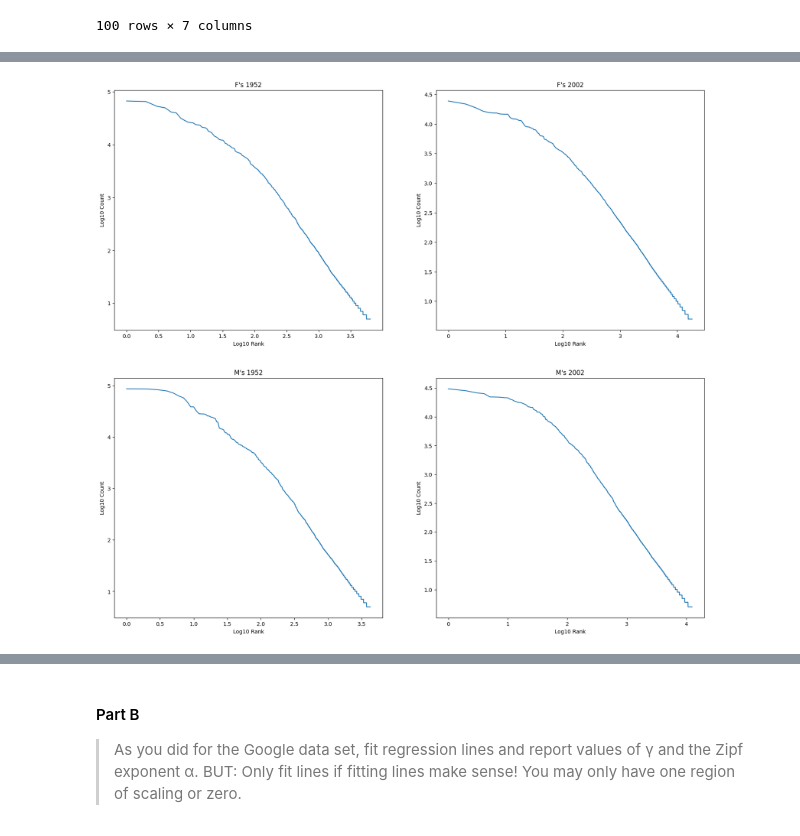
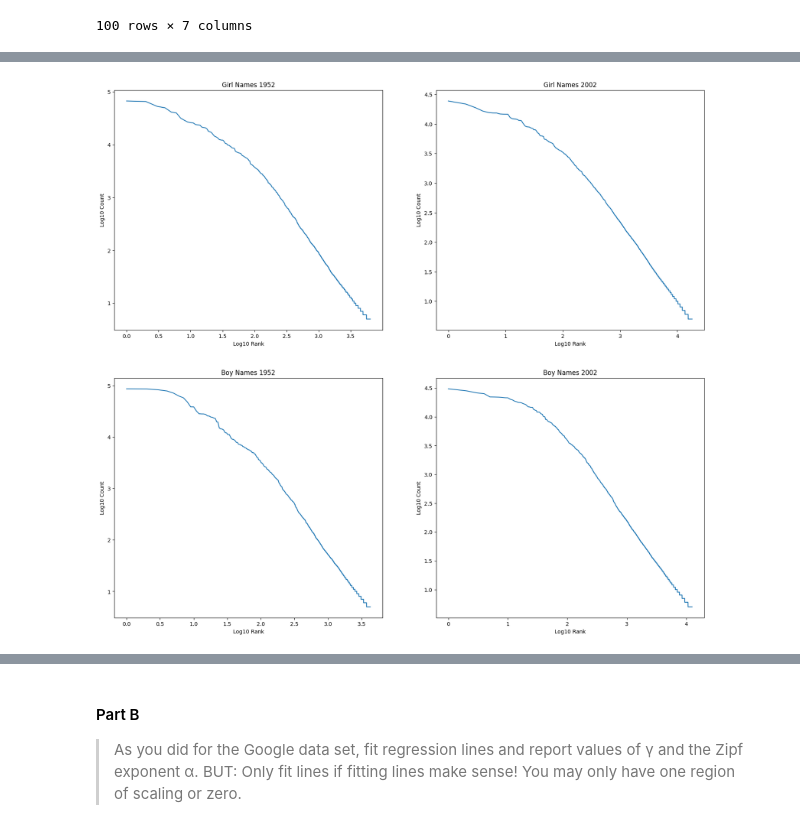
Before and after one commit to alpha-tango/pratchett-scratch, a Jupyter notebook: Assignment4/Assignment4.ipynb, the cells around one changed output, grey strips where cells are left out. Cells and saved outputs as stored; diff of their text form; code cells hidden in the pictures.

```diff
--- a/Assignment4/Assignment4.ipynb
+++ b/Assignment4/Assignment4.ipynb
@@ -234,23 +405,3 @@ names.tail(100)
 | 12480 | Zylan | M | 5 | 2002 | 12481.0 | 4.096249 | 0.69897 |
 | 12481 | Zyonn | M | 5 | 2002 | 12482.0 | 4.096284 | 0.69897 |
 100 rows × 7 columns
-# %%
-genders = ['F', 'M']
-years = ['1952', '2002']
-
-
-fig, ax = plt.subplots(len(genders), len(years), figsize=(20,18))
-
-for i, gender in enumerate(genders):
-    for j, year in enumerate(years):
-        # get data
-        x = names[(names['year'] == year) & (names['gender'] == gender)]['rank']
-        y = names[(names['year'] == year) & (names['gender'] == gender)]['count']
-
-        # set axis titles
-        ax[i,j].set_xlabel('Rank')
-        ax[i,j].set_ylabel('Count')
-        ax[i,j].title.set_text(gender + "'s " + year)
-
-        # plot
-        ax[i,j].plot(x, y)
@@ -259,25 +408,26 @@ for i, gender in enumerate(genders):
 # %%
 genders = ['F', 'M']
 years = ['1952', '2002']
 
 
 fig, ax = plt.subplots(len(genders), len(years), figsize=(20,18))
 
 for i, gender in enumerate(genders):
     for j, year in enumerate(years):
         # get data
         x = names[(names['year'] == year) & (names['gender'] == gender)]['log10_rank']
         y = names[(names['year'] == year) & (names['gender'] == gender)]['log10_count']
 
         # set axis titles
         ax[i,j].set_xlabel('Log10 Rank')
         ax[i,j].set_ylabel('Log10 Count')
-        ax[i,j].title.set_text(gender + "'s " + year)
+        readable_gender = "Girl" if gender == "F" else "Boy"
+        ax[i,j].title.set_text(readable_gender + " Names " + year)
 
         # plot
         ax[i,j].plot(x, y)
 # %% [output]
-[figure, old version]
+[figure, new version]
 # %%
 frequencies = names.groupby(['gender', 'year', 'count'], as_index=False)['name'].count()
 # %%
```
Also changed, not shown: parts of 32 cells of this notebook, 1 other file.
